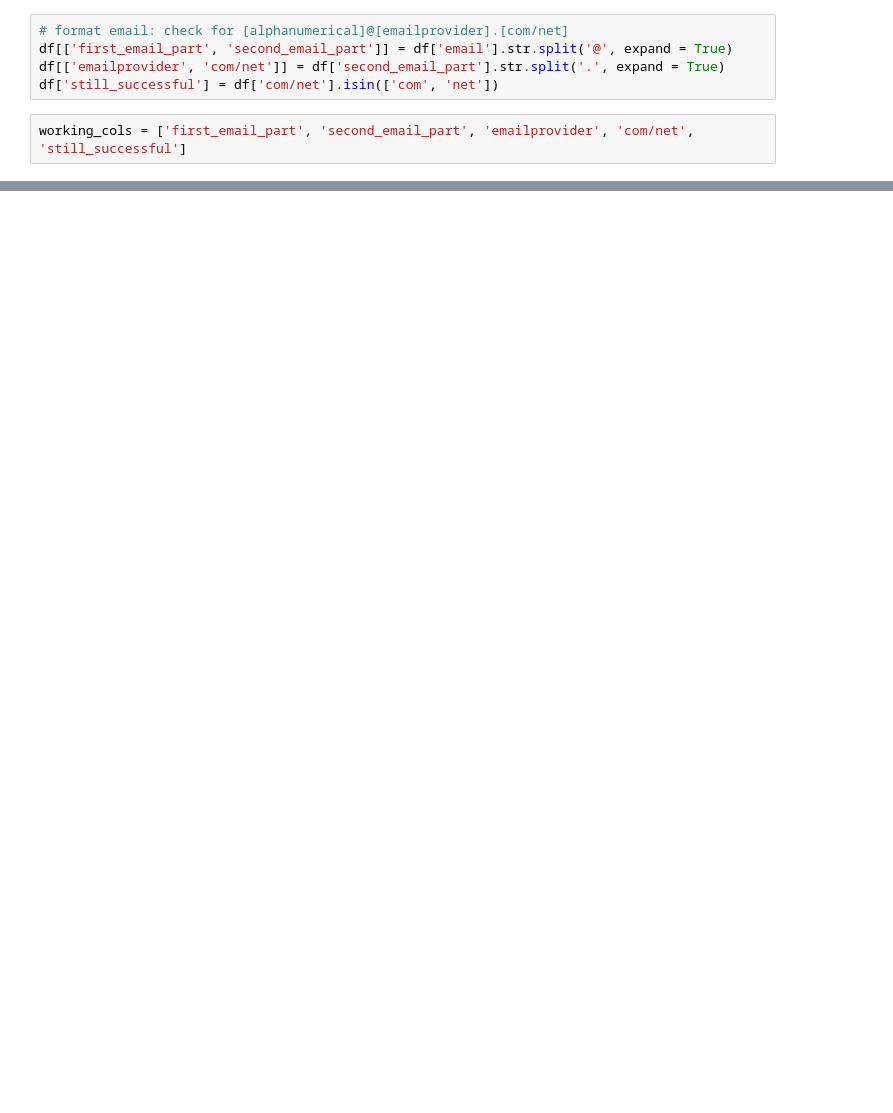
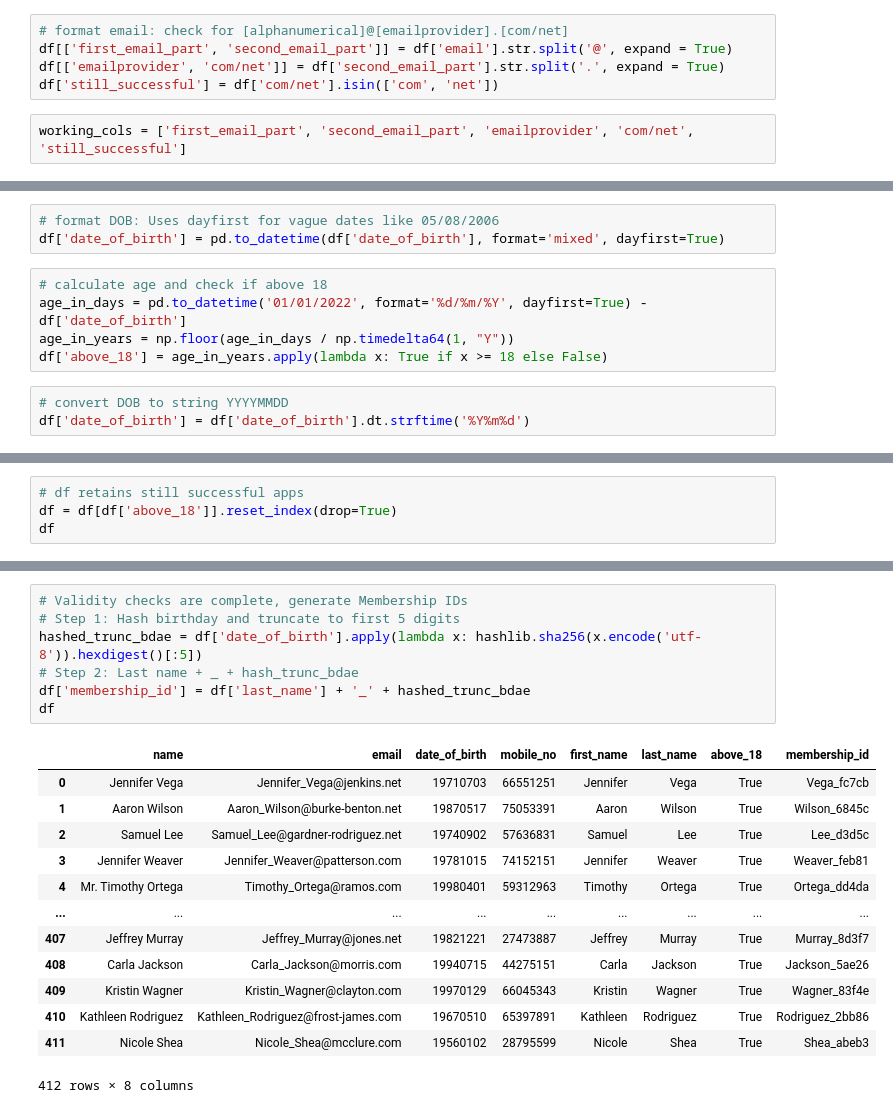
Before and after one commit to BenjaminChua/GovTech-Data-Engineer-Tech-Challenge, a Jupyter notebook: Section 1/data-pipelines.ipynb, the cells around one changed output, grey strips where cells are left out. Drawn from its saved outputs; the diff is of its cells as text; blank space fills up the shorter version.

```diff
--- a/Section 1/data-pipelines.ipynb
+++ b/Section 1/data-pipelines.ipynb
@@ -169,0 +139,11 @@ Name: date_of_birth, Length: 496, dtype: datetime64[ns]
+# %%
+# format DOB: Uses dayfirst for vague dates like 05/08/2006
+df['date_of_birth'] = pd.to_datetime(df['date_of_birth'], format='mixed', dayfirst=True)
+# %%
+# calculate age and check if above 18
+age_in_days = pd.to_datetime('01/01/2022', format='%d/%m/%Y', dayfirst=True) - df['date_of_birth']
+age_in_years = np.floor(age_in_days / np.timedelta64(1, "Y"))
+df['above_18'] = age_in_years.apply(lambda x: True if x >= 18 else False)
+# %%
+# convert DOB to string YYYYMMDD
+df['date_of_birth'] = df['date_of_birth'].dt.strftime('%Y%m%d')
@@ -169,0 +159,4 @@ Name: date_of_birth, Length: 496, dtype: datetime64[ns]
+# %%
+# df retains still successful apps
+df = df[df['above_18']].reset_index(drop=True)
+df
@@ -169,0 +177,21 @@ Name: date_of_birth, Length: 496, dtype: datetime64[ns]
+# %%
+# Validity checks are complete, generate Membership IDs
+# Step 1: Hash birthday and truncate to first 5 digits
+hashed_trunc_bdae = df['date_of_birth'].apply(lambda x: hashlib.sha256(x.encode('utf-8')).hexdigest()[:5])
+# Step 2: Last name + _ + hash_trunc_bdae
+df['membership_id'] = df['last_name'] + '_' + hashed_trunc_bdae
+df
+# %% [output]
+|  | name | email | date_of_birth | mobile_no | first_name | last_name | above_18 | membership_id |
+| 0 | Jennifer Vega | Jennifer_Vega@jenkins.net | 19710703 | 66551251 | Jennifer | Vega | True | Vega_fc7cb |
+| 1 | Aaron Wilson | Aaron_Wilson@burke-benton.net | 19870517 | 75053391 | Aaron | Wilson | True | Wilson_6845c |
+| 2 | Samuel Lee | Samuel_Lee@gardner-rodriguez.net | 19740902 | 57636831 | Samuel | Lee | True | Lee_d3d5c |
+| 3 | Jennifer Weaver | Jennifer_Weaver@patterson.com | 19781015 | 74152151 | Jennifer | Weaver | True | Weaver_feb81 |
+| 4 | Mr. Timothy Ortega | Timothy_Ortega@ramos.com | 19980401 | 59312963 | Timothy | Ortega | True | Ortega_dd4da |
+| ... | ... | ... | ... | ... | ... | ... | ... | ... |
+| 407 | Jeffrey Murray | Jeffrey_Murray@jones.net | 19821221 | 27473887 | Jeffrey | Murray | True | Murray_8d3f7 |
+| 408 | Carla Jackson | Carla_Jackson@morris.com | 19940715 | 44275151 | Carla | Jackson | True | Jackson_5ae26 |
+| 409 | Kristin Wagner | Kristin_Wagner@clayton.com | 19970129 | 66045343 | Kristin | Wagner | True | Wagner_83f4e |
+| 410 | Kathleen Rodriguez | Kathleen_Rodriguez@frost-james.com | 19670510 | 65397891 | Kathleen | Rodriguez | True | Rodriguez_2bb86 |
+| 411 | Nicole Shea | Nicole_Shea@mcclure.com | 19560102 | 28795599 | Nicole | Shea | True | Shea_abeb3 |
+412 rows × 8 columns
```
Also changed, not shown: parts of 22 cells of this notebook.
